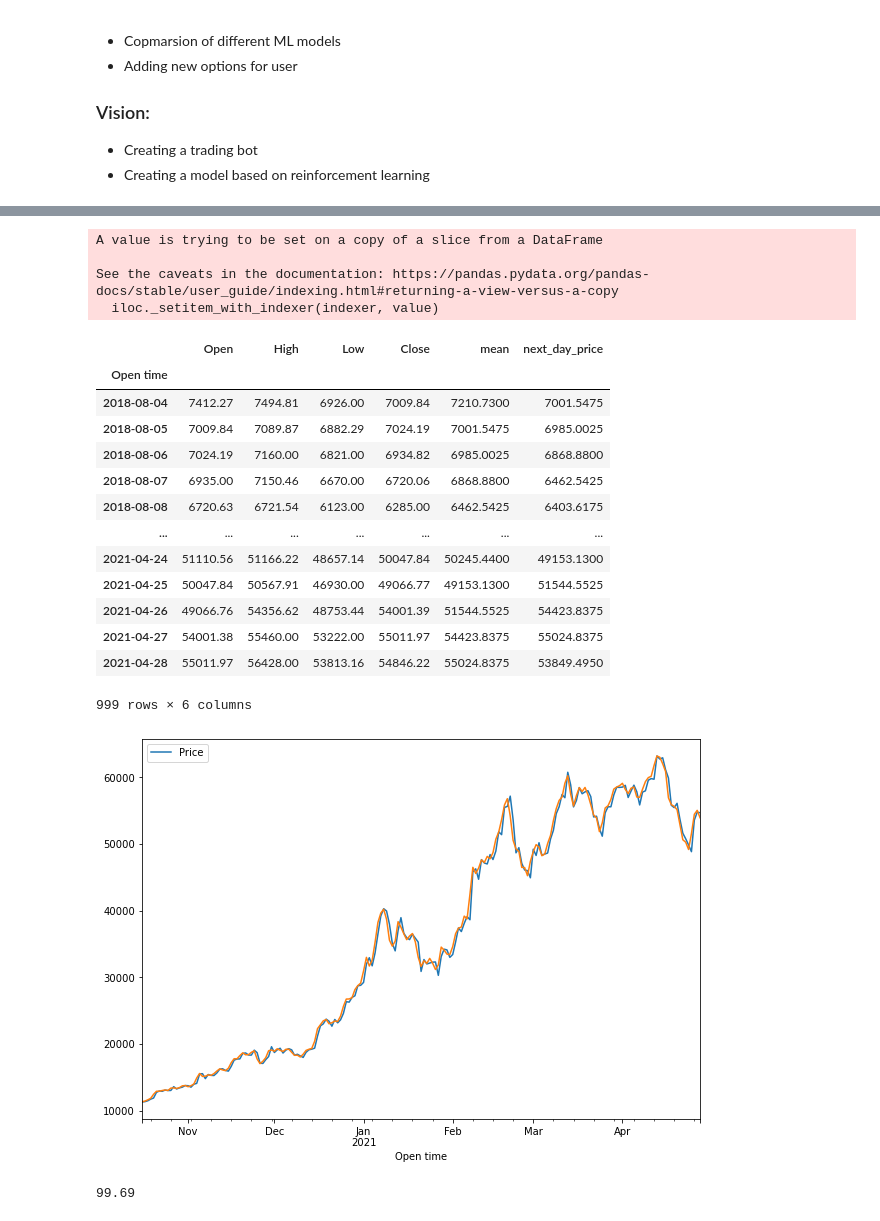
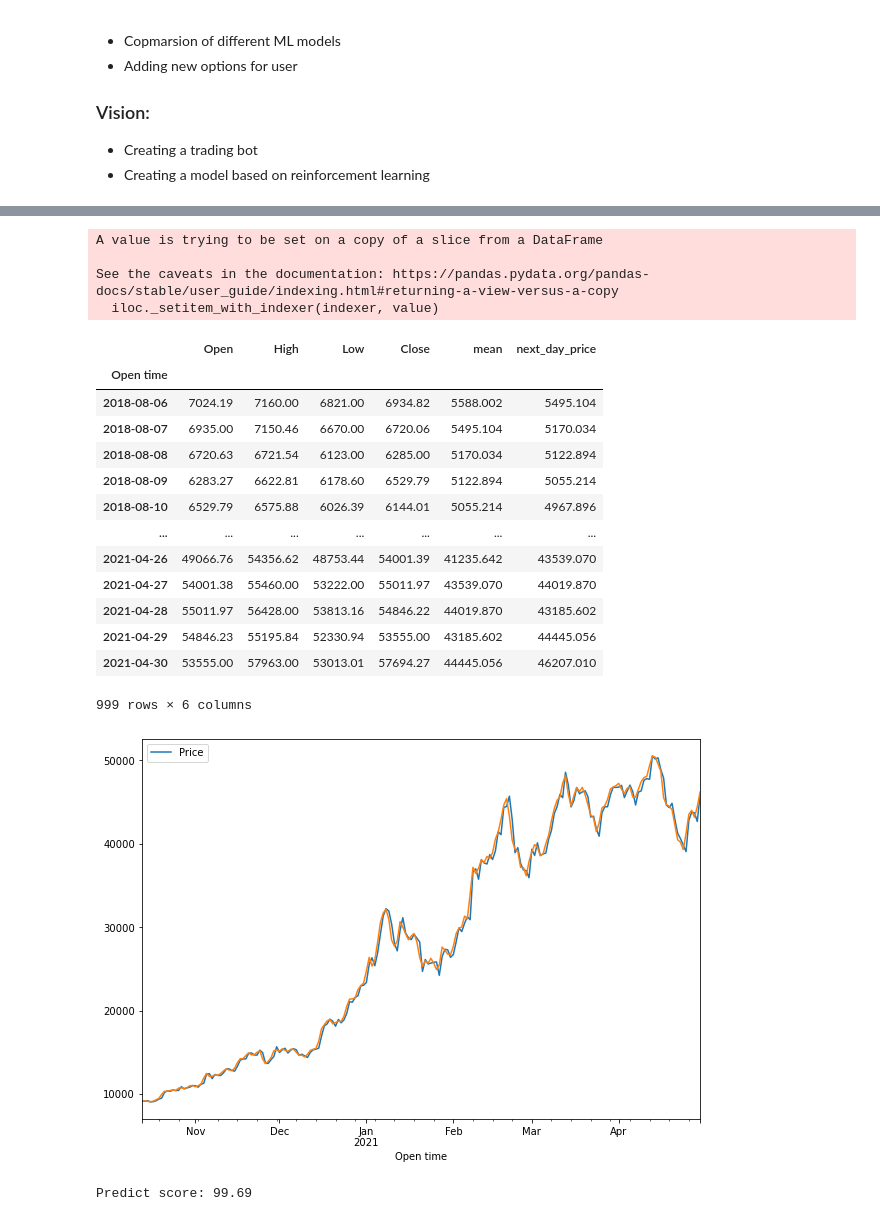
Before and after one commit to Adam-Palacz/crypto_ml, a Jupyter notebook: crypto_ml.ipynb, the cells around one changed output, grey strips where cells are left out. Saved outputs shown, nothing was run; the diff lists cells and outputs as text; code cells hidden in the pictures.

```diff
--- a/crypto_ml.ipynb
+++ b/crypto_ml.ipynb
@@ -180,12 +163,10 @@ close_predict.tail()
 # %%
-mean_predict = historical_price.copy()
+mean_predict = historical_price[['Open', 'High', 'Low', 'Close']].copy()
 
-mean_predict = mean_predict.iloc[:,0:4]
 mean_predict['mean'] = 0
 
 for i in range(len(mean_predict)):
-    mean_predict['mean'].iloc[i] = mean_predict.iloc[i,:4].mean()
-
+    mean_predict['mean'].iloc[i] = mean_predict.iloc[i].mean()
 mean_predict['next_day_price'] = mean_predict['mean'].shift(-1)
 mean_predict = mean_predict.dropna()
 
@@ -197,47 +178,46 @@ See the caveats in the documentation: https://pandas.pydata.org/pandas-docs/stab
   iloc._setitem_with_indexer(indexer, value)
 |  | Open | High | Low | Close | mean | next_day_price |
 | Open time |  |  |  |  |  |  |
-| 2018-08-04 | 7412.27 | 7494.81 | 6926.00 | 7009.84 | 7210.7300 | 7001.5475 |
-| 2018-08-05 | 7009.84 | 7089.87 | 6882.29 | 7024.19 | 7001.5475 | 6985.0025 |
-| 2018-08-06 | 7024.19 | 7160.00 | 6821.00 | 6934.82 | 6985.0025 | 6868.8800 |
-| 2018-08-07 | 6935.00 | 7150.46 | 6670.00 | 6720.06 | 6868.8800 | 6462.5425 |
-| 2018-08-08 | 6720.63 | 6721.54 | 6123.00 | 6285.00 | 6462.5425 | 6403.6175 |
+| 2018-08-06 | 7024.19 | 7160.00 | 6821.00 | 6934.82 | 5588.002 | 5495.104 |
+| 2018-08-07 | 6935.00 | 7150.46 | 6670.00 | 6720.06 | 5495.104 | 5170.034 |
+| 2018-08-08 | 6720.63 | 6721.54 | 6123.00 | 6285.00 | 5170.034 | 5122.894 |
+| 2018-08-09 | 6283.27 | 6622.81 | 6178.60 | 6529.79 | 5122.894 | 5055.214 |
+| 2018-08-10 | 6529.79 | 6575.88 | 6026.39 | 6144.01 | 5055.214 | 4967.896 |
 | ... | ... | ... | ... | ... | ... | ... |
-| 2021-04-24 | 51110.56 | 51166.22 | 48657.14 | 50047.84 | 50245.4400 | 49153.1300 |
-| 2021-04-25 | 50047.84 | 50567.91 | 46930.00 | 49066.77 | 49153.1300 | 51544.5525 |
-| 2021-04-26 | 49066.76 | 54356.62 | 48753.44 | 54001.39 | 51544.5525 | 54423.8375 |
-| 2021-04-27 | 54001.38 | 55460.00 | 53222.00 | 55011.97 | 54423.8375 | 55024.8375 |
-| 2021-04-28 | 55011.97 | 56428.00 | 53813.16 | 54846.22 | 55024.8375 | 53849.4950 |
+| 2021-04-26 | 49066.76 | 54356.62 | 48753.44 | 54001.39 | 41235.642 | 43539.070 |
+| 2021-04-27 | 54001.38 | 55460.00 | 53222.00 | 55011.97 | 43539.070 | 44019.870 |
+| 2021-04-28 | 55011.97 | 56428.00 | 53813.16 | 54846.22 | 44019.870 | 43185.602 |
+| 2021-04-29 | 54846.23 | 55195.84 | 52330.94 | 53555.00 | 43185.602 | 44445.056 |
+| 2021-04-30 | 53555.00 | 57963.00 | 53013.01 | 57694.27 | 44445.056 | 46207.010 |
 999 rows × 6 columns
 # %%
-X = df[['Open', 'High', 'Low', 'Close']]
-y = df['next_day_price']
+X = mean_predict[['Open', 'High', 'Low', 'Close']]
+y = mean_predict['next_day_price']
 
 t = 0.8
-t = int(t*len(df))
+t = int(t*len(mean_predict))
 
 X_train = X[:t]
 y_train = y[:t]
 
-# Test dataset
 X_test = X[t:]
 y_test = y[t:]
 
 model = LinearRegression()
 model.fit(X_train, y_train)
 
 predicted_price = model.predict(X_test)
 predicted_price = pd.DataFrame(predicted_price, index=y_test.index, columns=['Price'])
 
 predicted_price.plot(figsize=(10,7))
 y_test.plot()
 plt.show()
 
-r2_score = model.score(X[t:], y[t:])*100
-print("Predict score: ", float("{0:.2f}".format(r2_score)))
+score = model.score(X[t:], y[t:])*100
+print(f"Predict score: {float(score.round(2))}" )
 # %% [output]
-[figure, old version]
+[figure, new version]
-99.69
+Predict score: 99.69
 # %%
 mean_predict = historical_price.copy()
 
```
Also changed, not shown: parts of 12 cells of this notebook.
